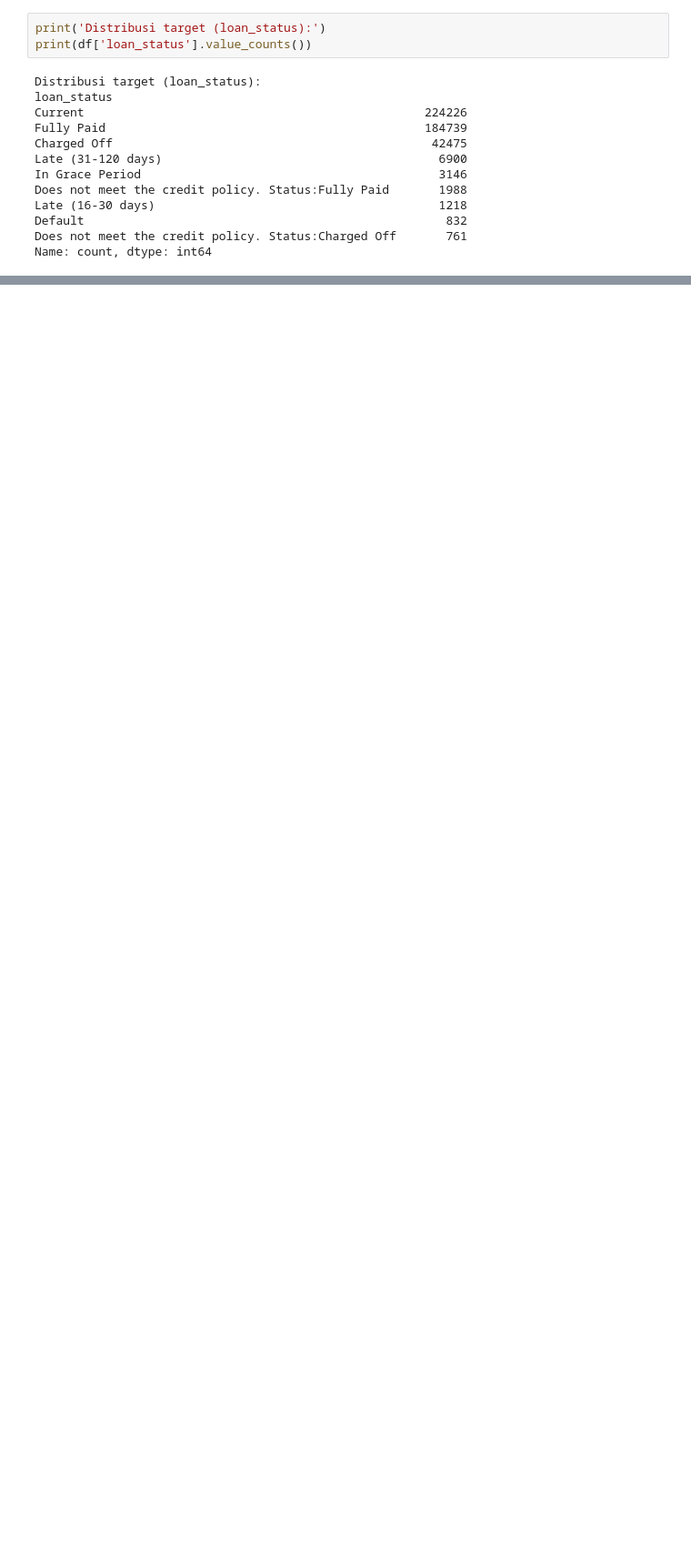
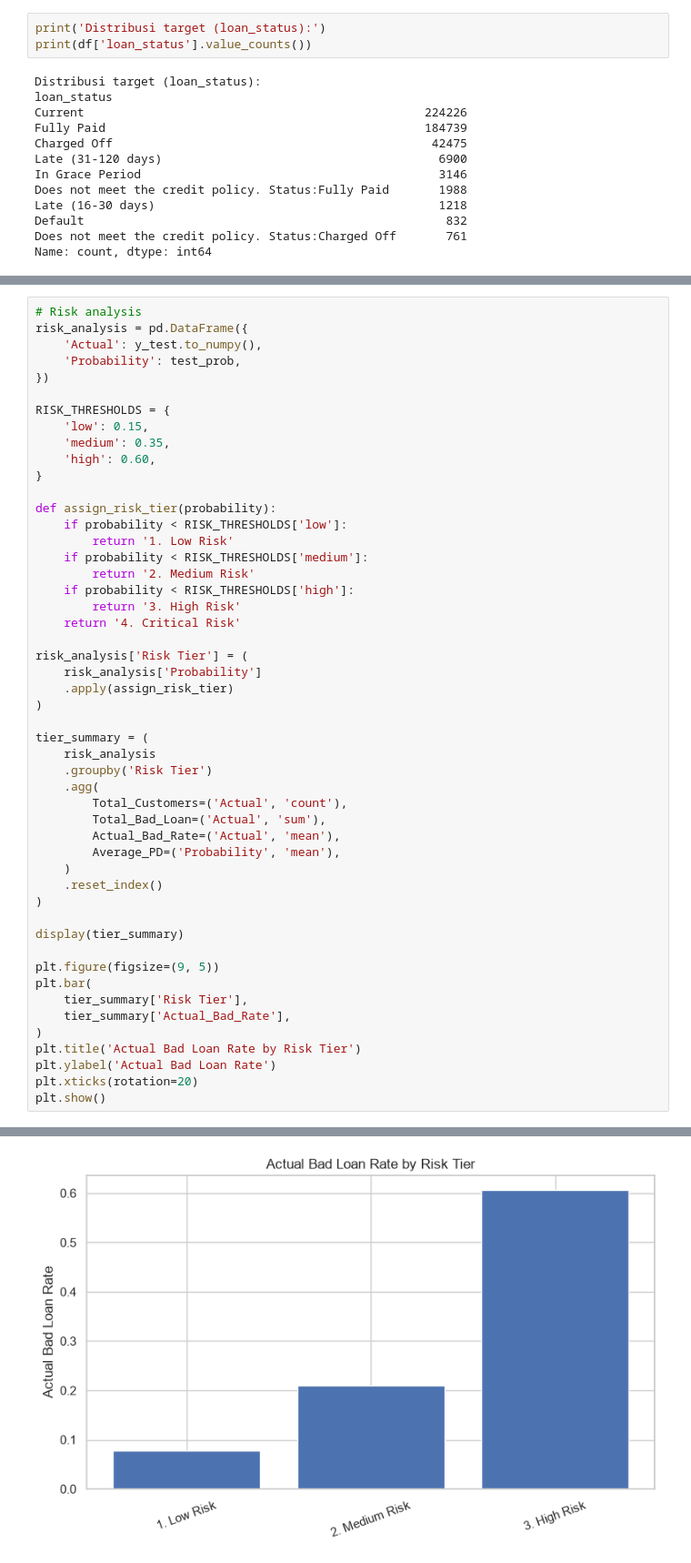
Before and after one commit to Juliama26/idx-partners-ds-project, a Jupyter notebook: main.ipynb, the cells around one changed output, grey strips where cells are left out. Shown at 91% size. Drawn from its saved outputs; the diff is of its cells as text; blank space fills up the shorter version.

```diff
--- a/main.ipynb
+++ b/main.ipynb
@@ -872,0 +972,51 @@ explain_single_applicant(pos_good)
+# %%
+# Risk analysis
+risk_analysis = pd.DataFrame({
+    'Actual': y_test.to_numpy(),
+    'Probability': test_prob,
+})
+
+RISK_THRESHOLDS = {
+    'low': 0.15,
+    'medium': 0.35,
+    'high': 0.60,
+}
+
+def assign_risk_tier(probability):
+    if probability < RISK_THRESHOLDS['low']:
+        return '1. Low Risk'
+    if probability < RISK_THRESHOLDS['medium']:
+        return '2. Medium Risk'
+    if probability < RISK_THRESHOLDS['high']:
+        return '3. High Risk'
+    return '4. Critical Risk'
+
+risk_analysis['Risk Tier'] = (
+    risk_analysis['Probability']
+    .apply(assign_risk_tier)
+)
+
+tier_summary = (
+    risk_analysis
+    .groupby('Risk Tier')
+    .agg(
+        Total_Customers=('Actual', 'count'),
+        Total_Bad_Loan=('Actual', 'sum'),
+        Actual_Bad_Rate=('Actual', 'mean'),
+        Average_PD=('Probability', 'mean'),
+    )
+    .reset_index()
+)
+
+display(tier_summary)
+
+plt.figure(figsize=(9, 5))
+plt.bar(
+    tier_summary['Risk Tier'],
+    tier_summary['Actual_Bad_Rate'],
+)
+plt.title('Actual Bad Loan Rate by Risk Tier')
+plt.ylabel('Actual Bad Loan Rate')
+plt.xticks(rotation=20)
+plt.show()
+# %% [output]
@@ -872,0 +1027 @@ explain_single_applicant(pos_good)
+[figure, added]
```
Also changed, not shown: parts of 57 cells of this notebook, 1 other file.
